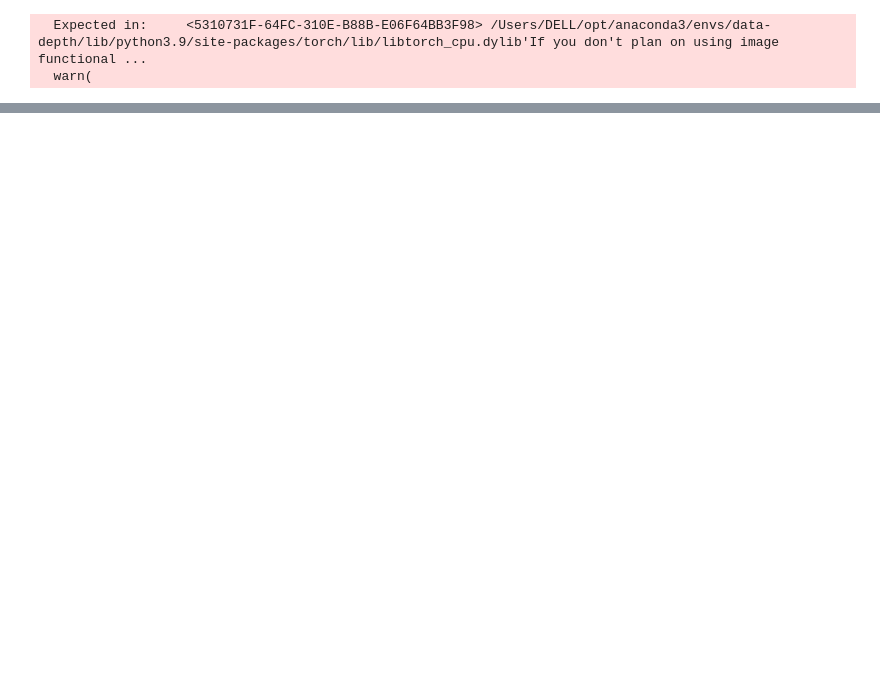
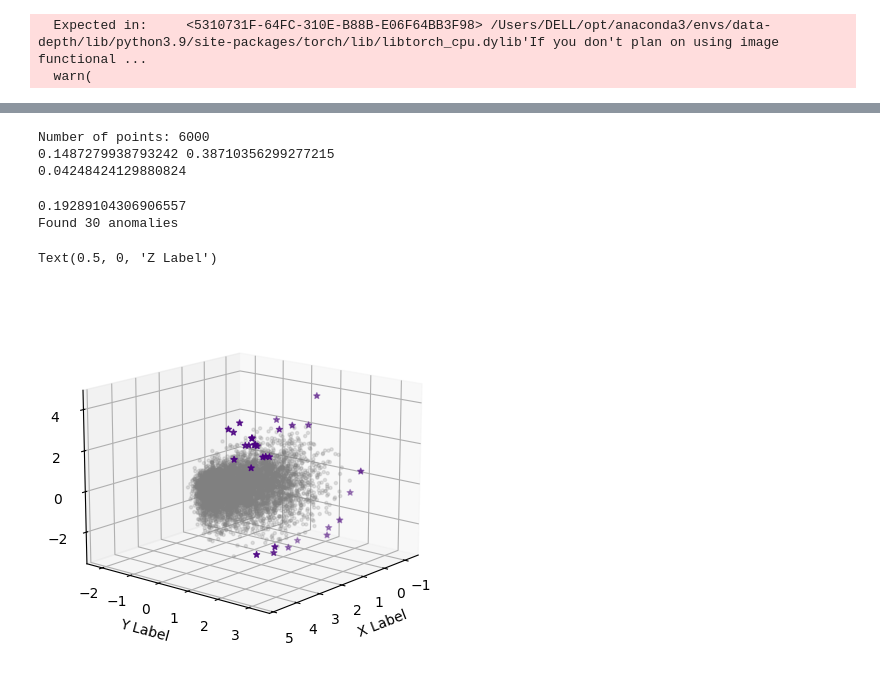
Before and after one commit to ananya-k15/data-depth, a Jupyter notebook: demo.ipynb, the cells around one changed output, grey strips where cells are left out. Drawn from its saved outputs; the diff is of its cells as text; code cells hidden in the pictures; blank space fills up the shorter version.

```diff
--- a/demo.ipynb
+++ b/demo.ipynb
@@ -156,15 +148,22 @@ print(len(depths))
+# %%
+depths = L2(latent_space, latent_space)
+
+# SANITY CHECK
+print("Number of points:", len(depths))
+print(np.min(depths), np.max(depths))
+print(np.std(depths))
+# %% [output]
+Number of points: 6000
+0.1487279938793242 0.38710356299277215
+0.04248424129880824
 # %%
 # Set a threshold for anomalies (e.g., top 5% deepest points)
-print(len(depths))
-threshold = np.percentile(depths, 5)
+threshold = np.percentile(depths, 0.5)
 print(threshold)
+
+# get anomalies
 anomalies = depths <= threshold
-
-# Visualize latent space with anomalies
-plt.scatter(latent_space[:, 0], latent_space[:, 1], c='blue', label='Normal')
-plt.scatter(latent_space[anomalies, 0], latent_space[anomalies, 1], c='red', label='Anomalies')
-plt.title('Latent Space')
-plt.xlabel('Latent Dimension 1')
-plt.ylabel('Latent Dimension 2')
-plt.legend()
-plt.show()
+print("Found", len(np.where(anomalies)[0]), "anomalies")
+# %% [output]
+0.19289104306906557
+Found 30 anomalies
@@ -177,16 +170,17 @@ print(np.std(depths))
 # %%
-# Visualize original and reconstructed anomalies
-anomaly_indices = np.where(anomalies)[0]
-for i in anomaly_indices:  # Show up to 10 anomalies
-    original = fashion_mnist_test[i][0].view(28, 28).numpy()
-    with torch.no_grad():
-        org = fashion_mnist_test[i][0]
-        reconstructed, _, _, _ = trained_model(org.view(-1, org.size(0)))
-    reconstructed = reconstructed.view(28, 28).numpy()
+# Check anomalies visually
+view=[15, 40, 0]
+fig = plt.figure()
+ax = fig.add_subplot(projection='3d')
 
-    fig, axes = plt.subplots(1, 2)
-    axes[0].imshow(original, cmap='gray')
-    axes[0].set_title('Original')
-    axes[1].imshow(reconstructed, cmap='gray')
-    axes[1].set_title('Reconstructed')
-    plt.show()
+ax.scatter(latent_space[:, 0], latent_space[:, 1], latent_space[:, 2], c='grey', marker= '.', label='Normal', alpha=0.2)
+ax.scatter(latent_space[anomalies, 0], latent_space[anomalies, 1], latent_space[anomalies, 2], c='indigo', marker='*', label='Anomalies')
+
+ax.view_init(elev=view[0], azim=view[1], roll=view[2])
+
+ax.set_xlabel('X Label')
+ax.set_ylabel('Y Label')
+ax.set_zlabel('Z Label')
+# %% [output]
+Text(0.5, 0, 'Z Label')
+[figure, added]
```
Also changed, not shown: parts of 14 cells of this notebook, 2 other files.
